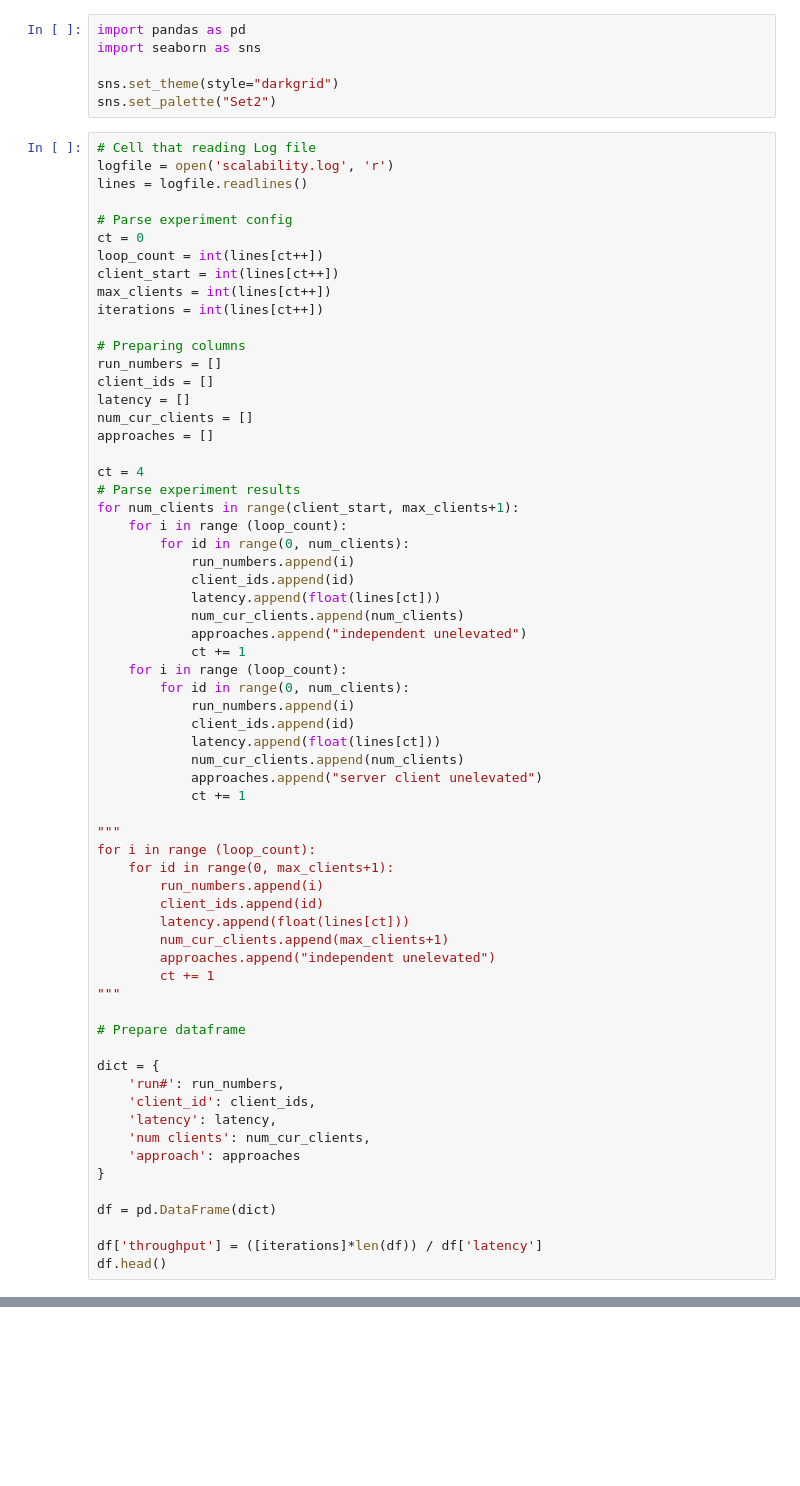
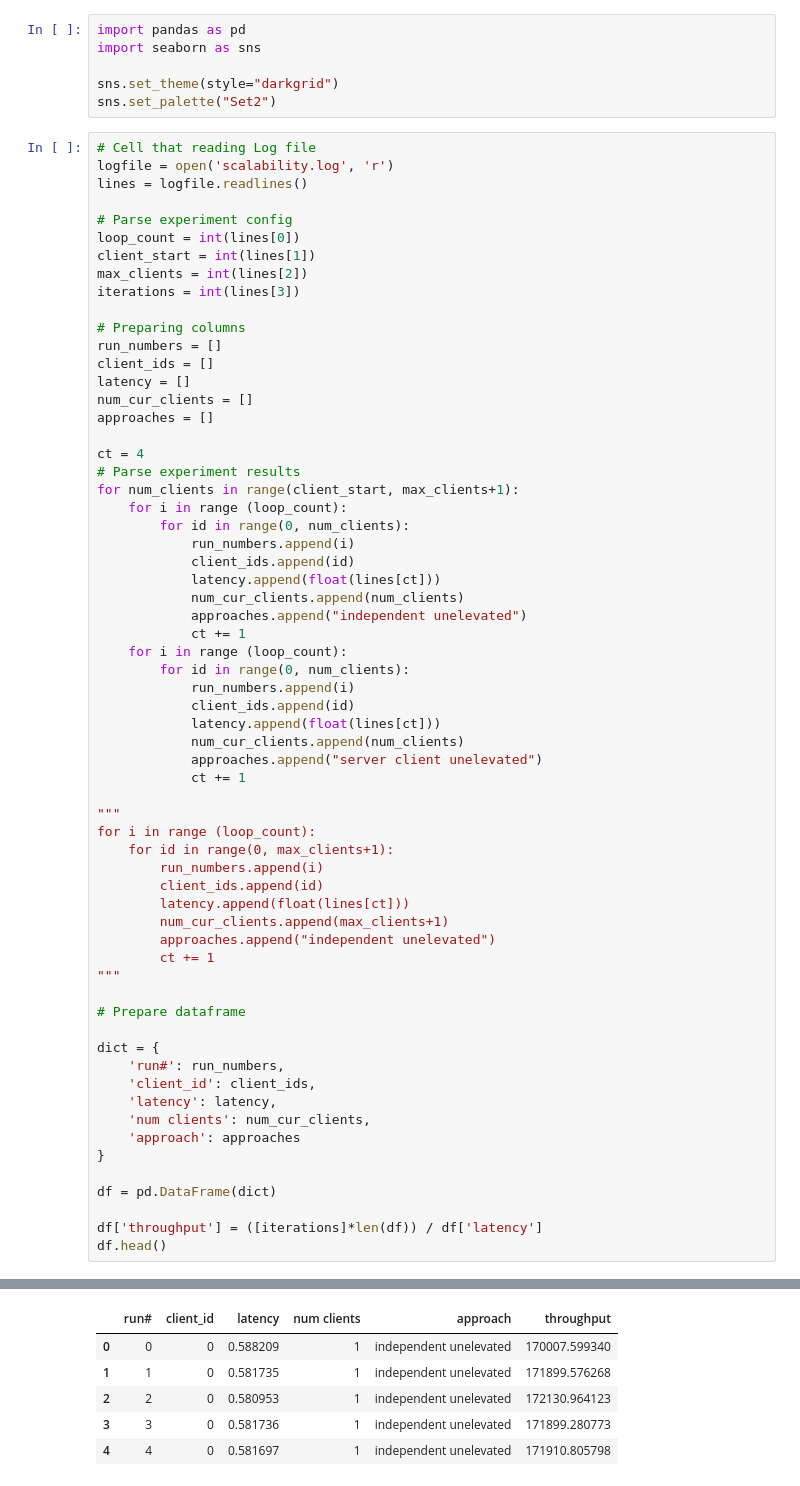
Before and after one commit to Symbi-OS/LinuxPrototypes, a Jupyter notebook: shmem_ipc/scalability_visual.ipynb, the cells around one changed output, grey strips where cells are left out. Cells and saved outputs as stored; diff of their text form; blank space fills up the shorter version.

```diff
--- a/shmem_ipc/scalability_visual.ipynb
+++ b/shmem_ipc/scalability_visual.ipynb
@@ -10,11 +10,10 @@ logfile = open('scalability.log', 'r')
 lines = logfile.readlines()
 
 # Parse experiment config
-ct = 0
-loop_count = int(lines[ct++])
-client_start = int(lines[ct++])
-max_clients = int(lines[ct++])
-iterations = int(lines[ct++])
+loop_count = int(lines[0])
+client_start = int(lines[1])
+max_clients = int(lines[2])
+iterations = int(lines[3])
 
 # Preparing columns
 run_numbers = []
@@ -73,3 +71,9 @@ SyntaxError: invalid syntax (4100394227.py, line 7)
+|  | run# | client_id | latency | num clients | approach | throughput |
+| 0 | 0 | 0 | 0.588209 | 1 | independent unelevated | 170007.599340 |
+| 1 | 1 | 0 | 0.581735 | 1 | independent unelevated | 171899.576268 |
+| 2 | 2 | 0 | 0.580953 | 1 | independent unelevated | 172130.964123 |
+| 3 | 3 | 0 | 0.581736 | 1 | independent unelevated | 171899.280773 |
+| 4 | 4 | 0 | 0.581697 | 1 | independent unelevated | 171910.805798 |
 # %%
 p1=sns.lmplot(data=df, x="num clients", y="throughput", hue="approach",  height=10)
 p1.set_axis_labels("number of concurrent clients", "throughput (req per second)")
```
Also changed, not shown: parts of 3 cells of this notebook, 25 other files.
